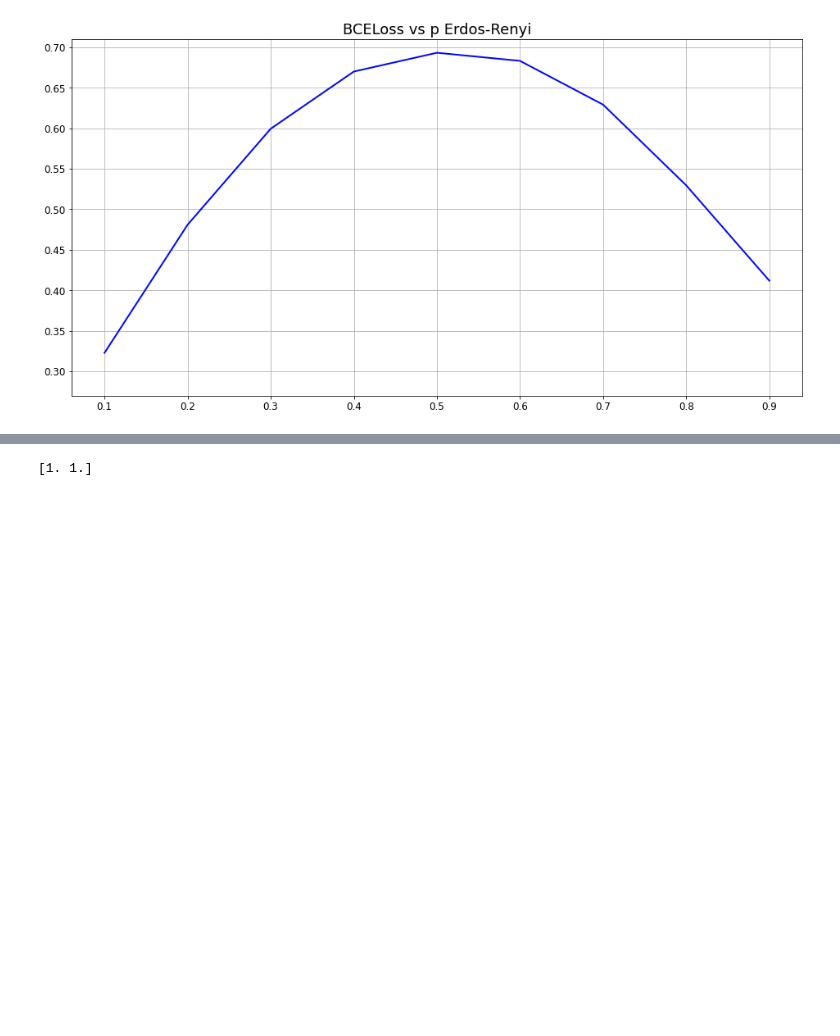
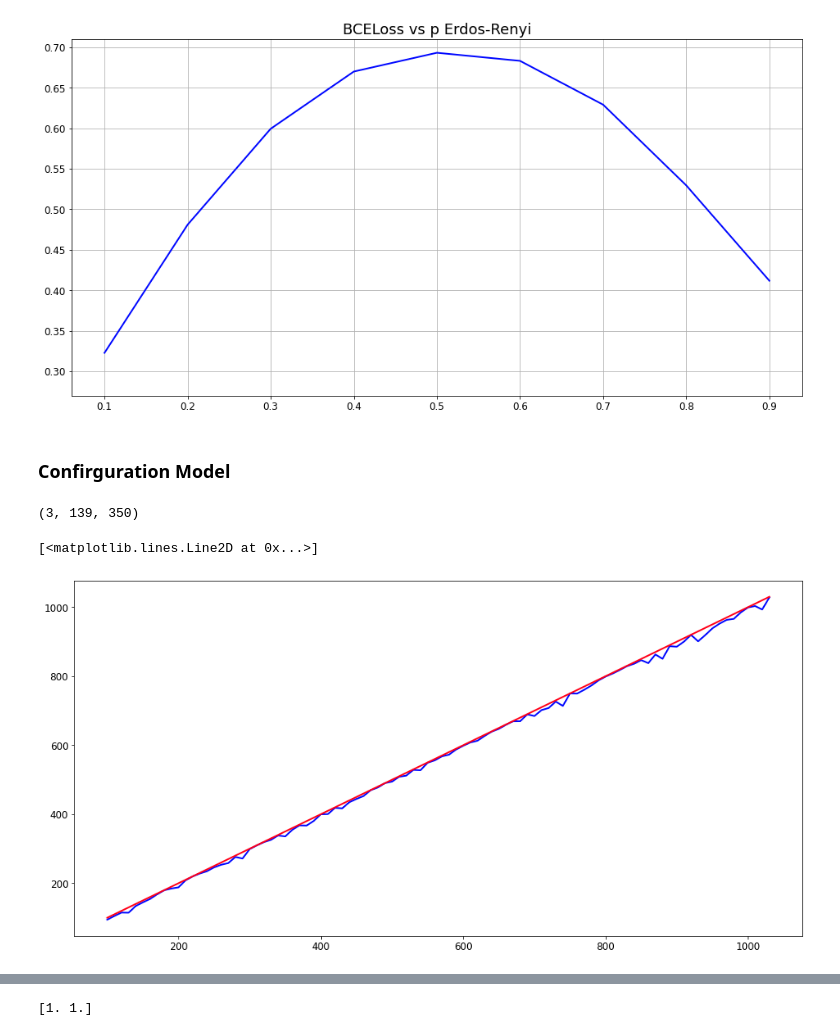
Before and after one commit to dandarm/Embednet, a Jupyter notebook: Pod_Autoencoder.ipynb, the cells around one changed output, grey strips where cells are left out. Drawn from its saved outputs; the diff is of its cells as text; code cells hidden in the pictures; blank space fills up the shorter version.

```diff
--- a/Pod_Autoencoder.ipynb
+++ b/Pod_Autoencoder.ipynb
@@ -823,3 +828,22 @@ plt.grid()
 plt.savefig("BCELoss_vs_p_Erdos-Renyi")
 # %% [output]
 [figure]
+# %% [markdown]
+### Confirguration Model
+# %%
+Num_nodes = 350
+exponent = -2.1
+s = rndm(3, Num_nodes, exponent, Num_nodes)
+s = np.array(s, int)
+min(s), max(s), len(s)
+# %% [output]
+(3, 139, 350)
+# %%
+# voglio vedere come varia il grado massimo in funzione del numero di nodi che metto
+nodi = range(100, 1031, 10)
+maxes = [max(rndm(3, n, exponent, n)) for n in nodi]
+plt.plot(nodi, maxes)
+plt.plot(nodi,nodi)
+# %% [output]
+[<matplotlib.lines.Line2D at 0x...>]
+[figure, added]
```
Also changed, not shown: parts of 6 cells of this notebook, 12 other files.
